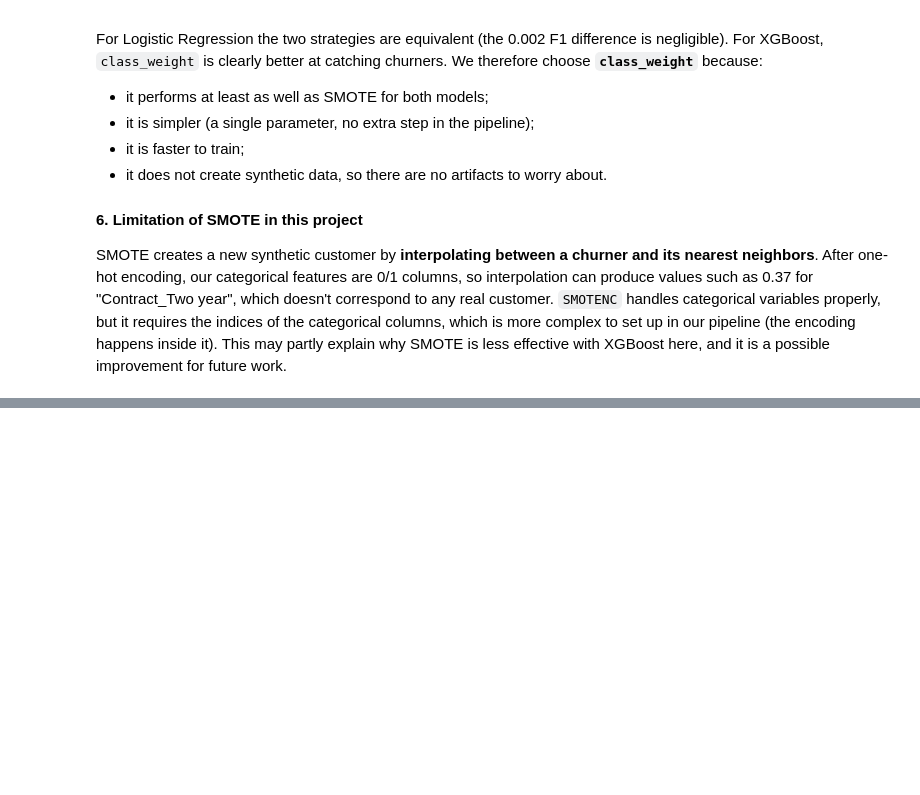
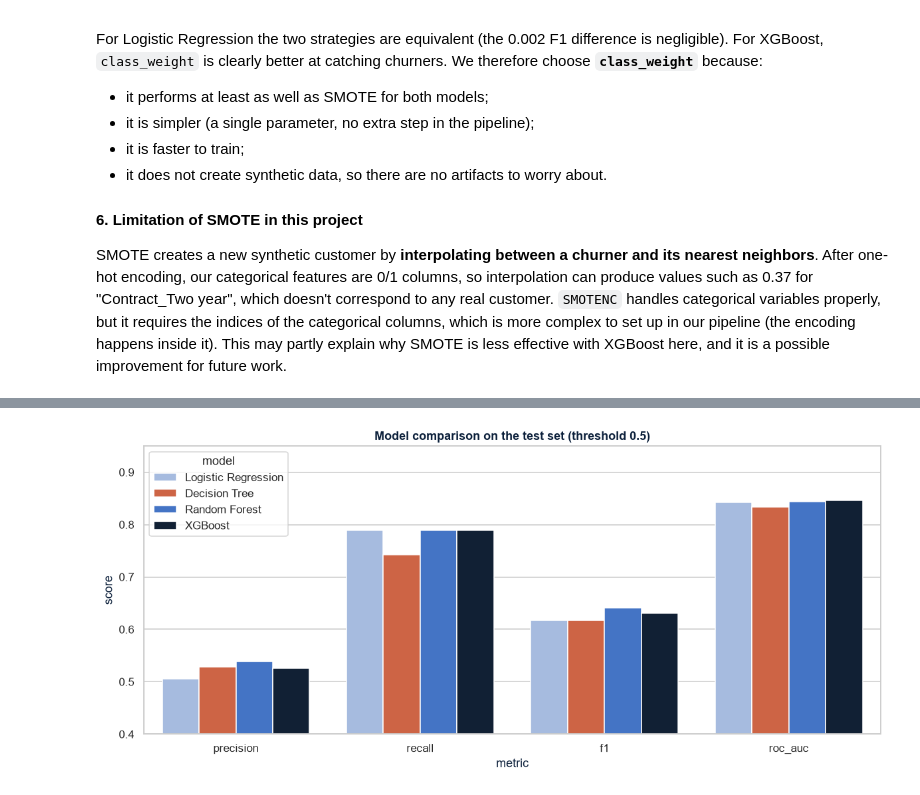
Before and after one commit to SouMej/customor-churn-prediction, a Jupyter notebook: notebooks/customer_churn_analysis.ipynb, the cells around one changed output, grey strips where cells are left out. Saved outputs shown, nothing was run; the diff lists cells and outputs as text; code cells hidden in the pictures; blank space fills up the shorter version.

Commit message:
Add models, tuning, evaluation, SHAP and README

```diff
--- a/notebooks/customer_churn_analysis.ipynb
+++ b/notebooks/customer_churn_analysis.ipynb
@@ -589,0 +736,24 @@ SMOTE creates a new synthetic customer by **interpolating between a churner and
+# %%
+from sklearn.metrics import (precision_score, recall_score, f1_score, roc_auc_score,
+                             average_precision_score, confusion_matrix,
+                             ConfusionMatrixDisplay, RocCurveDisplay,
+                             PrecisionRecallDisplay, classification_report)
+
+colors = {"Logistic Regression": LIGHT, "Decision Tree": RED,
+          "Random Forest": BLUE, "XGBoost": NAVY}
+
+results, probas = [], {}
+for name, est in best_models.items():
+    proba = est.predict_proba(X_test)[:, 1]
+    pred = (proba >= 0.5).astype(int)
+    probas[name] = proba
+    results.append({"model": name,
+                    "precision": precision_score(y_test, pred),
+                    "recall": recall_score(y_test, pred),
+                    "f1": f1_score(y_test, pred),
+                    "roc_auc": roc_auc_score(y_test, proba),
+                    "pr_auc": average_precision_score(y_test, proba)})
+
+test_results = pd.DataFrame(results).set_index("model").round(3)
+test_results.to_csv(RESULTS_DIR / "model_comparison_test.csv")
+test_results.style.highlight_max(axis=0, color="#9DB8E8")
@@ -589,0 +810,13 @@ SMOTE creates a new synthetic customer by **interpolating between a churner and
+# %%
+plot_df = (test_results[["precision", "recall", "f1", "roc_auc"]]
+           .reset_index().melt(id_vars="model", var_name="metric", value_name="score"))
+plt.figure(figsize=(11, 5))
+sns.barplot(data=plot_df, x="metric", y="score", hue="model",
+            palette=[colors[m] for m in test_results.index])
+plt.ylim(0.4, 0.95)
+plt.title("Model comparison on the test set (threshold 0.5)")
+plt.tight_layout()
+plt.savefig(RESULTS_DIR / "11_model_comparison.png", dpi=200, bbox_inches="tight")
+plt.show()
+# %% [output]
+[figure, added]
```
Also changed, not shown: parts of 23 cells of this notebook, 21 other files.
